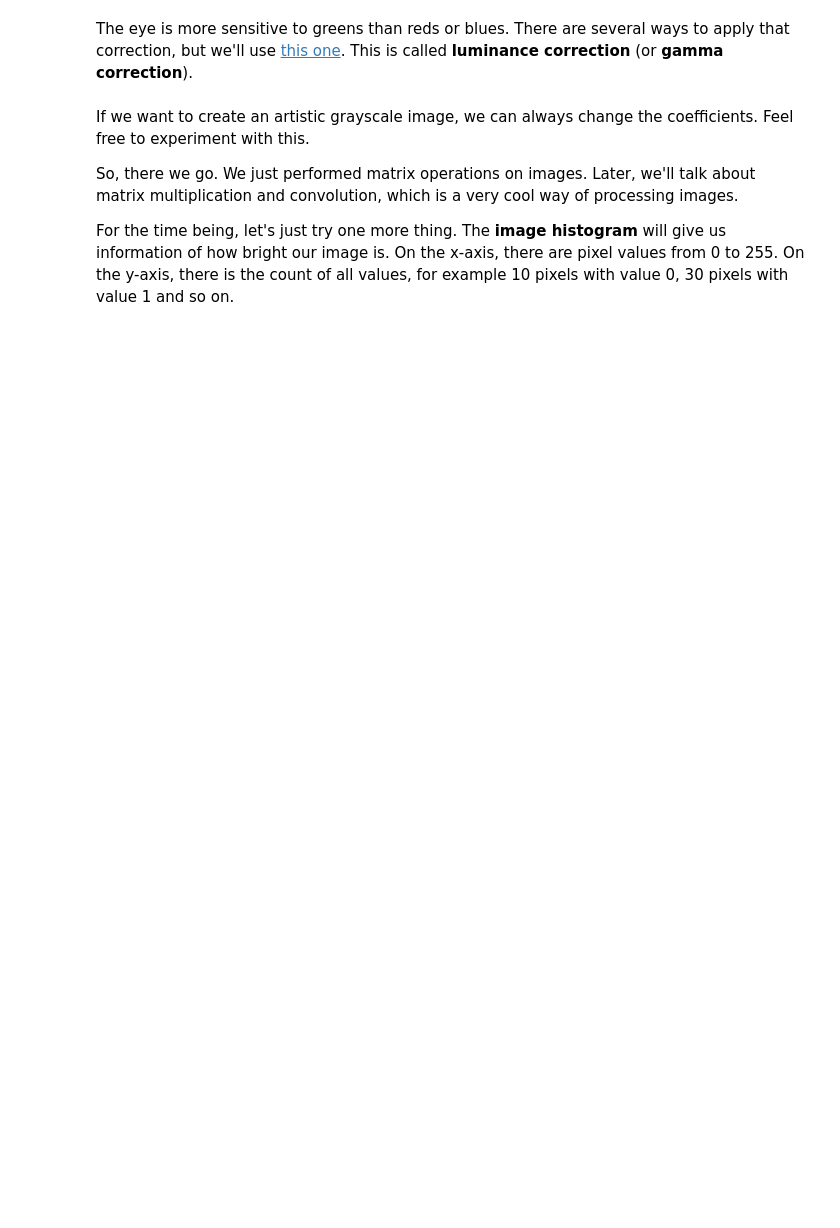
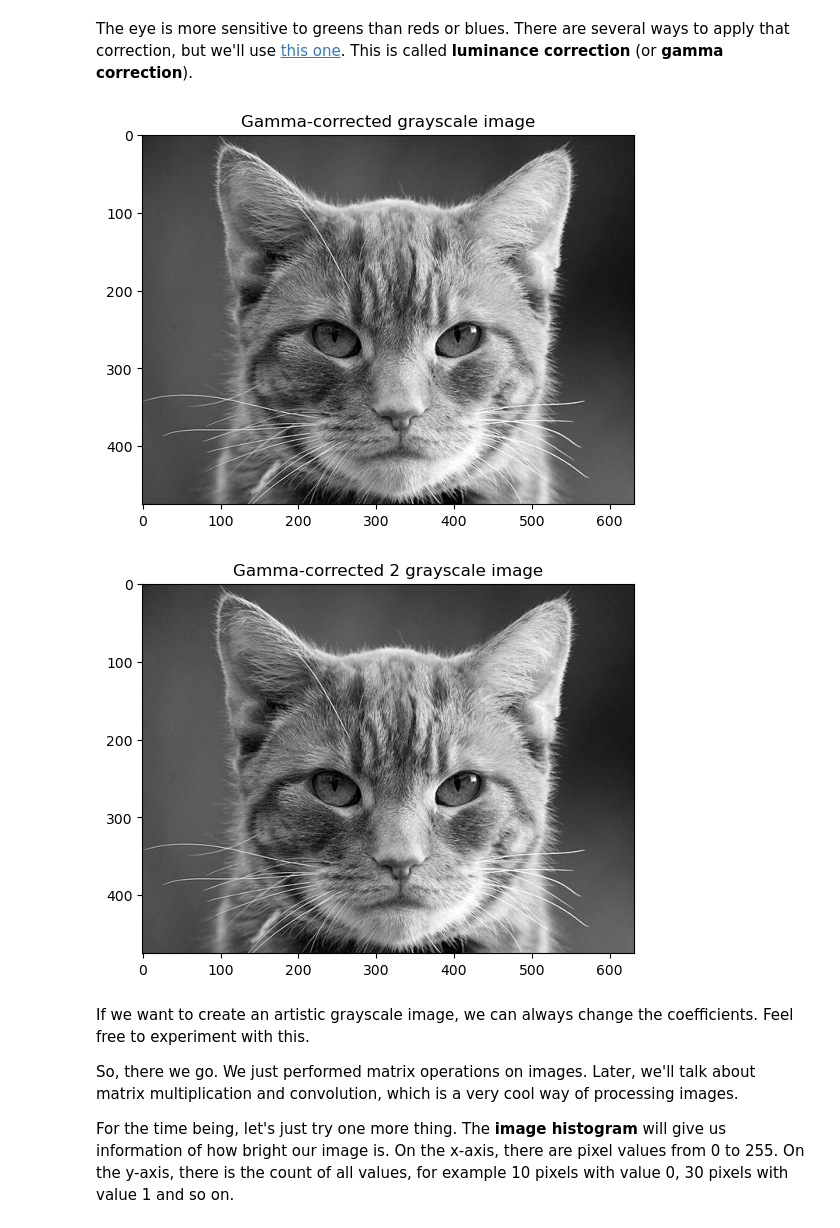
Before and after one commit to mstoychev/Math-Concepts-for-Developers, a Jupyter notebook: 3.Linear Algebra/Linear Algebra Exercise.ipynb, the cells around one changed output. Cells and saved outputs as stored; diff of their text form; code cells hidden in the pictures; blank space fills up the shorter version.

```diff
--- a/3.Linear Algebra/Linear Algebra Exercise.ipynb
+++ b/3.Linear Algebra/Linear Algebra Exercise.ipynb
@@ -600,10 +608,22 @@ The eye is more sensitive to greens than reds or blues. There are several ways t
 # %%
 cat_image_gray_corrected = (0.299 * cat_image_r_normalized +
                             0.587 * cat_image_g_normalized +
                             0.114 * cat_image_b_normalized)
 plt.gca().imshow(cat_image_gray_corrected, cmap = plt.cm.gray)
 plt.title("Gamma-corrected grayscale image")
 plt.show()
+
+
+cat_image_gray_corrected = (0.2126  * cat_image_r_normalized +
+                            0.7152  * cat_image_g_normalized +
+                            0.0722 * cat_image_b_normalized)
+plt.gca().imshow(cat_image_gray_corrected, cmap = plt.cm.gray)
+plt.title("Gamma-corrected 2 grayscale image")
+
+plt.show()
+# %% [output]
+[figure, added]
+[figure, added]
 # %% [markdown]
 If we want to create an artistic grayscale image, we can always change the coefficients. Feel free to experiment with this.
 
```
Also changed, not shown: parts of 10 cells of this notebook.
